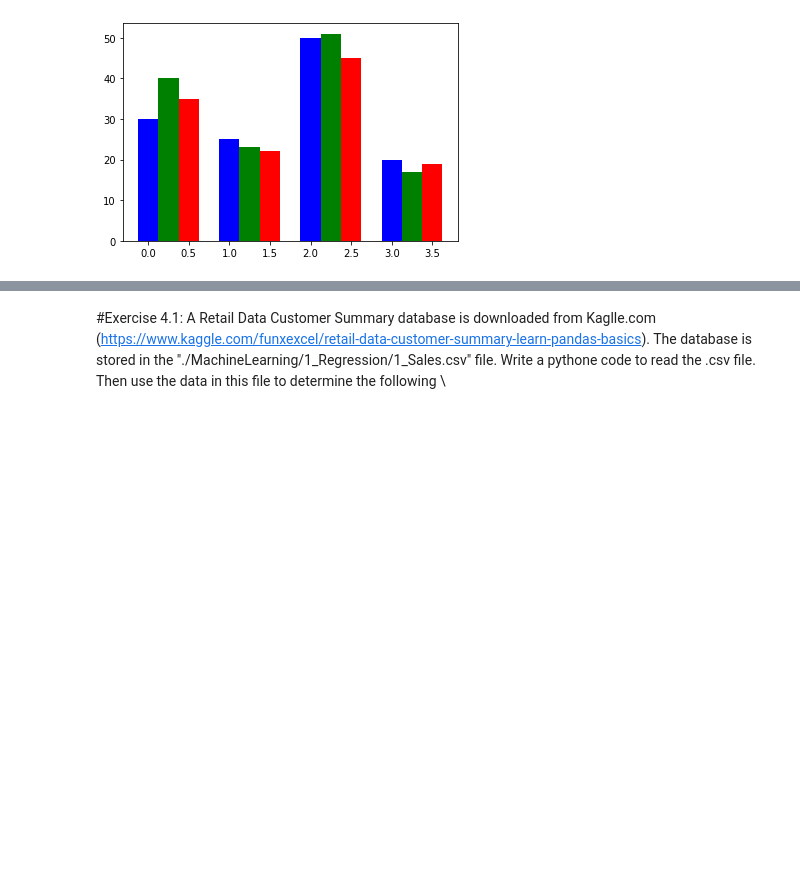
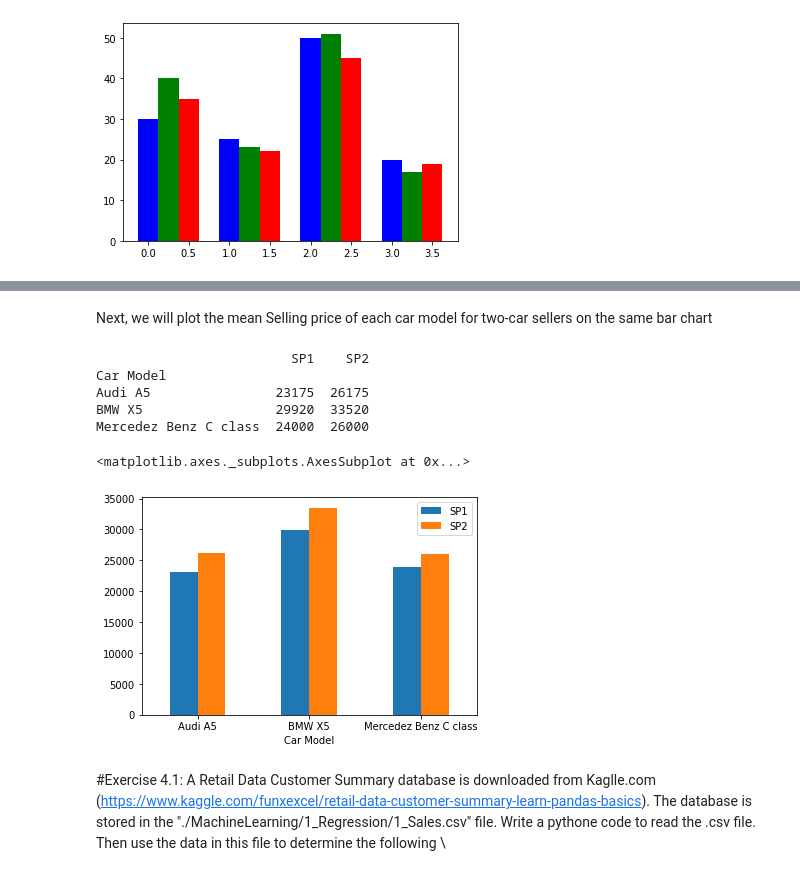
Before and after one commit to mkjubran/IntroToPython-NonIT, a Jupyter notebook: MatplotlibinPython.ipynb, the cells around one changed output, grey strips where cells are left out. Saved outputs shown, nothing was run; the diff lists cells and outputs as text; code cells hidden in the pictures; blank space fills up the shorter version.

```diff
--- a/MatplotlibinPython.ipynb
+++ b/MatplotlibinPython.ipynb
@@ -150,3 +166,19 @@ plt.bar(X + 0.50, data[2], color = 'r', width = 0.25)
+# %% [markdown]
+Next, we will plot the mean Selling price of each car model for two-car sellers on the same bar chart
+# %%
+cars1Model=cars.groupby(['Car Model'])['Sell Price($)'].mean()
+cars2Model=cars2.groupby(['Car Model'])['Sell Price($)'].mean()
+carsModeALL=pd.DataFrame({'SP1':cars1Model,'SP2':cars2Model})
+print(carsModeALL)
+carsModeALL.plot.bar(rot=0)
+# %% [output]
+                         SP1    SP2
+Car Model
+Audi A5                23175  26175
+BMW X5                 29920  33520
+Mercedez Benz C class  24000  26000
+<matplotlib.axes._subplots.AxesSubplot at 0x...>
+[figure, added]
 # %% [markdown]
 #Exercise 4.1:
 A Retail Data Customer Summary database is downloaded from Kaglle.com (https://www.kaggle.com/funxexcel/retail-data-customer-summary-learn-pandas-basics). The database is stored in the "./MachineLearning/1_Regression/1_Sales.csv" file. Write a pythone code to read the .csv file. Then use the data in this file to determine the following \\
```
Also changed, not shown: parts of 3 cells of this notebook.
